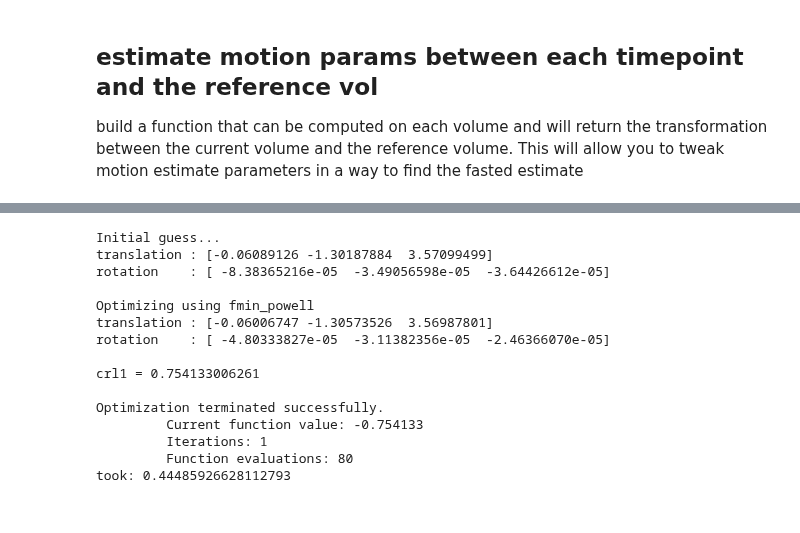
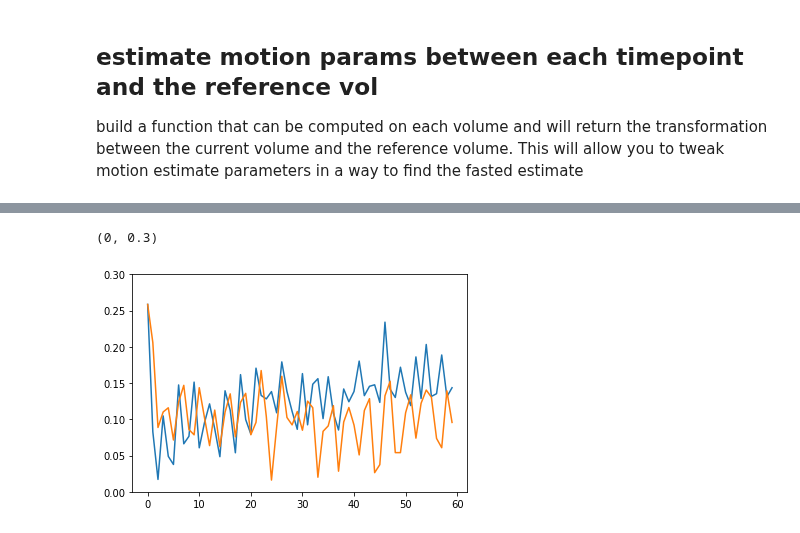
Before and after one commit to jeffmacinnes/pyneal, a Jupyter notebook: sandbox/motionTests.ipynb, the cells around one changed output, grey strips where cells are left out. Cells and saved outputs as stored; diff of their text form; code cells hidden in the pictures.

Commit message:
converted motion estimates to output rms abs and rms rel

```diff
--- a/sandbox/motionTests.ipynb
+++ b/sandbox/motionTests.ipynb
@@ -65,2 +48,41 @@ def estimateMotion(refVol, vol, T_estimate):
+# %%
+@contextlib.contextmanager
+def nostdout():
+    save_stdout = sys.stdout
+    sys.stdout = io.StringIO()
+    yield
+    sys.stdout = save_stdout
+
+
+def estimateMotion(vol, refVol, T_estimate):
+    """
+    input vols should be nibabel Nifti1 images
+    T_estimate is a transformation matrix to serve as a starting point for
+    the optimization. T_estimate gets changed in place
+    """
+    reg = HistogramRegistration(vol, refVol, interp='tri', from_bins=256)
+    T = reg.optimize(T_estimate)
+
+    return T
+
+def rmsDeviation(T1, T2, R=50):
+    """
+    compute the RMS deviation between the two supplied transformations.
+    """
+
+    diffMatrix = T1.as_affine().dot(np.linalg.inv(T2.as_affine())) - np.eye(4)
+
+    # decompose into A and t components
+    A = diffMatrix[:3, :3]
+    t = diffMatrix[:3, 3]
+
+    # volume center assumed to be at 0,0,0 in world space
+    center = np.zeros(3)
+    t += A.dot(center)
+
+    # compute RMS error (aka deviation error between transforms)
+    rms = np.sqrt((1/5) * R**2 * A.T.dot(A).trace() + t.T.dot(t))
+
+    return rms
 # %%
 prevEstimate = Rigid(np.eye(4))
@@ -115,21 +148,7 @@ plt.plot(mcf)
-# %%
-reg = HistogramRegistration(testVol2, refVol, from_bins=128, to_bins=128, interp="pv", smooth=10)
-start = time.time()
-T2 = reg.optimize(T)
-print('took: {}'.format(time.time()-start))
-# %% [output]
-Initial guess...
-translation : [-0.06089126 -1.30187884  3.57099499]
-rotation    : [ -8.38365216e-05  -3.49056598e-05  -3.64426612e-05]
-
-Optimizing using fmin_powell
-translation : [-0.06006747 -1.30573526  3.56987801]
-rotation    : [ -4.80333827e-05  -3.11382356e-05  -2.46366070e-05]
-
-crl1 = 0.754133006261
-
-Optimization terminated successfully.
-         Current function value: -0.754133
-         Iterations: 1
-         Function evaluations: 80
-took: 0.44485926628112793
+# %%
+plt.plot(rmsRef)
+plt.plot(rmsPrev)
+plt.ylim(0,.3)
+# %% [output]
+(0, 0.3)
+[figure, added]
```
Also changed, not shown: parts of 10 cells of this notebook, 15 other files.
